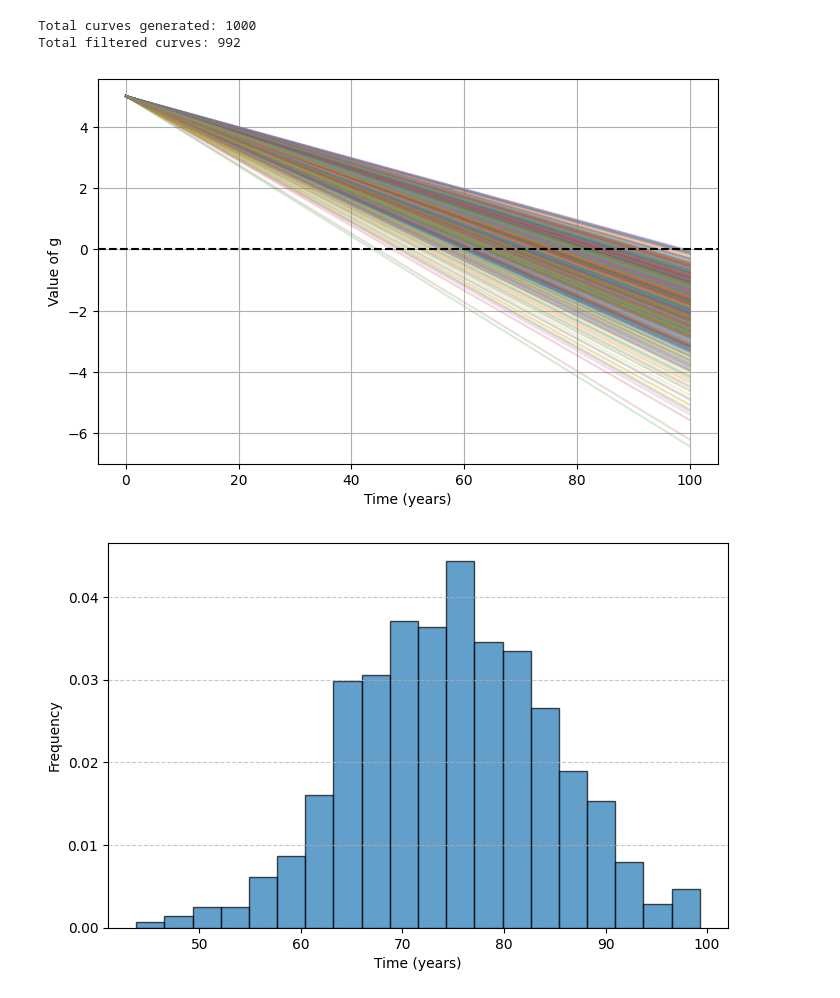
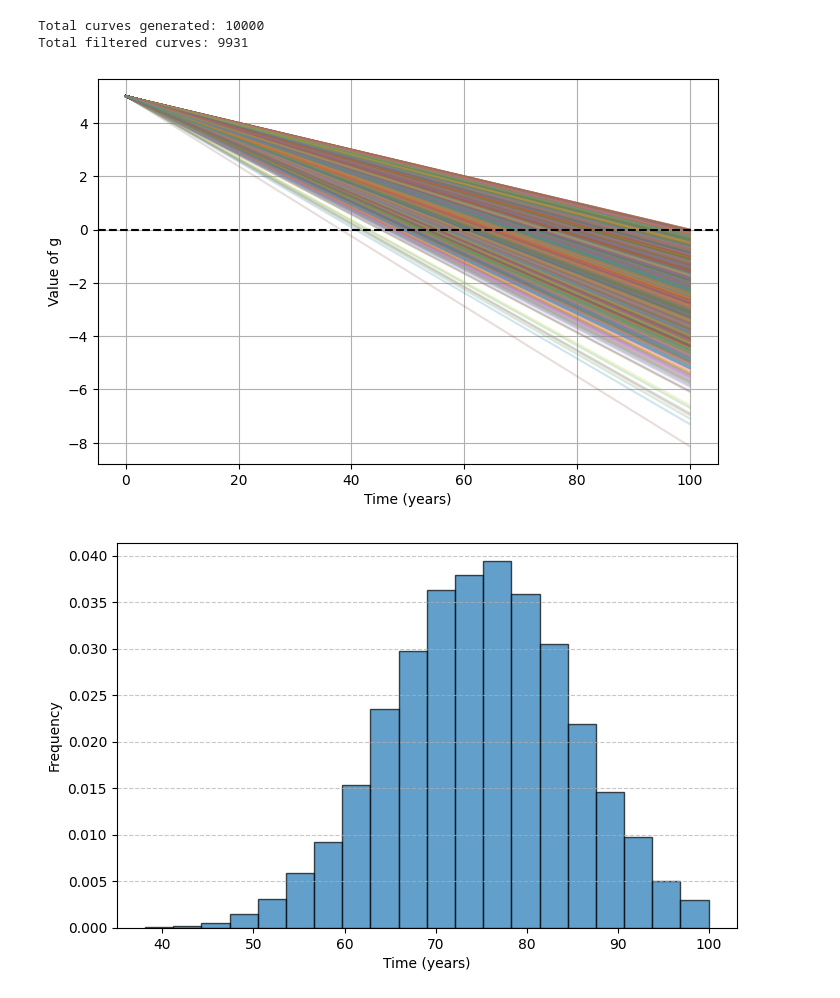
Before and after one commit to Pesquisa-UFCAT/2024-1_victor_hugo_renata_maria, a Jupyter notebook: rul.ipynb, the cells around one changed output. Saved outputs shown, nothing was run; the diff lists cells and outputs as text; code cells hidden in the pictures.

```diff
--- a/rul.ipynb
+++ b/rul.ipynb
@@ -5,7 +5,7 @@ import matplotlib.pyplot as plt
 # Parameters
 time = np.arange(0, 101, 1)  # years from 0 to 100
 initial_value = 5.0
-n_samples = 1000
+n_samples = 10000
 
 # Dataset generation
 dataset = []
@@ -33,37 +33,37 @@ for g in dataset:
                 break
 
 filtered_curves = np.array(filtered_curves)
 
 # Save to use in another script
 np.save("time.npy", time)
 np.save("curves.npy", filtered_curves)
 
 # Info prints
 print(f"Total curves generated: {len(dataset)}")
 print(f"Total filtered curves: {len(filtered_curves)}")
 
 # Plot filtered curves
 plt.figure(figsize=(8, 5))
 for g in filtered_curves:
     plt.plot(time, g, alpha=0.2)
 plt.axhline(0, color='k', linestyle='--')
 plt.xlabel('Time (years)')
 plt.ylabel('Value of g')
 plt.grid()
 plt.show()
 
 # Histogram of crossing times (as probability density)
 plt.figure(figsize=(8, 5))
 plt.hist(crossing_times, bins=20, edgecolor='black', alpha=0.7, density=True)
 plt.xlabel('Time (years)')
 plt.ylabel('Frequency')
 plt.grid(axis='y', linestyle='--', alpha=0.7)
 plt.show()
 # %% [output]
-Total curves generated: 1000
-Total filtered curves: 992
+Total curves generated: 10000
+Total filtered curves: 9931
-[figure, old version]
+[figure, new version]
-[figure, old version]
+[figure, new version]
 # %%
 # Load saved data
 time = np.load("time.npy")
```
Also changed, not shown: parts of 4 cells of this notebook, 2 other files.
